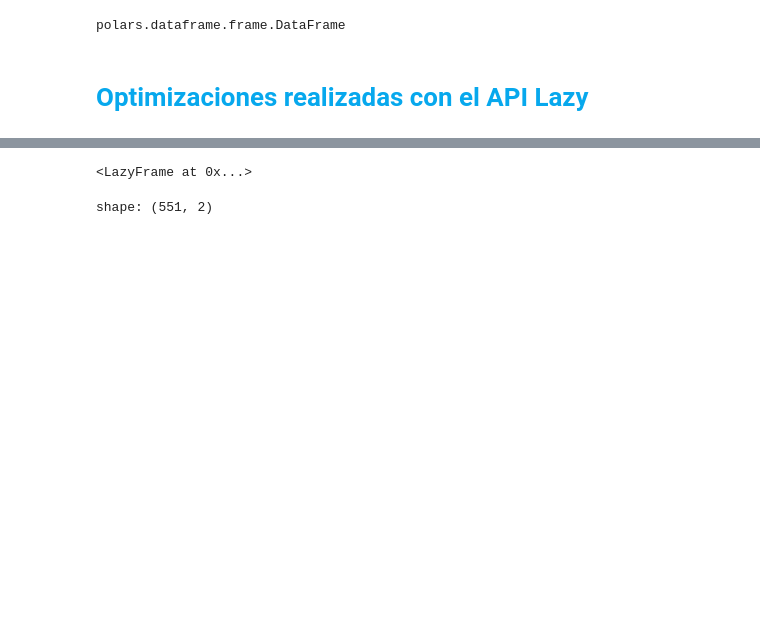
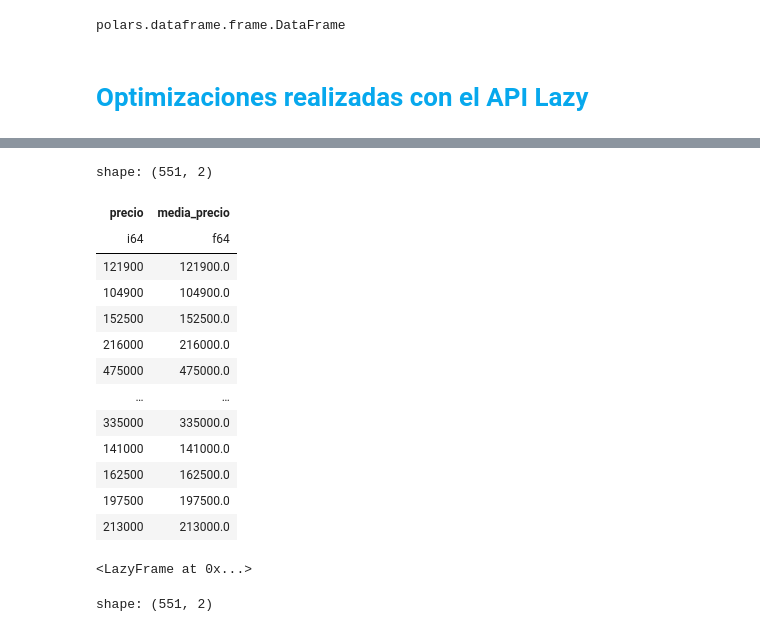
Before and after one commit to Viny2030/colabs, a Jupyter notebook: Lazy_Frames.ipynb, the cells around one changed output, grey strips where cells are left out. Cells and saved outputs as stored; diff of their text form; code cells hidden in the pictures; blank space fills up the shorter version.

```diff
--- a/Lazy_Frames.ipynb
+++ b/Lazy_Frames.ipynb
@@ -141,3 +143,20 @@ Wall time: 257 ms
+# %%
+casas_agregado ##
+# %% [output]
+shape: (551, 2)
+| precio | media_precio |
+| i64 | f64 |
+| 121900 | 121900.0 |
+| 104900 | 104900.0 |
+| 152500 | 152500.0 |
+| 216000 | 216000.0 |
+| 475000 | 475000.0 |
+| … | … |
+| 335000 | 335000.0 |
+| 141000 | 141000.0 |
+| 162500 | 162500.0 |
+| 197500 | 197500.0 |
+| 213000 | 213000.0 |
 # %%
 query  ### metodo scan_csv genera un lazy frame no read_csv genera dataframe eager de polars
 # %% [output]
```
Also changed, not shown: parts of 27 cells of this notebook.
